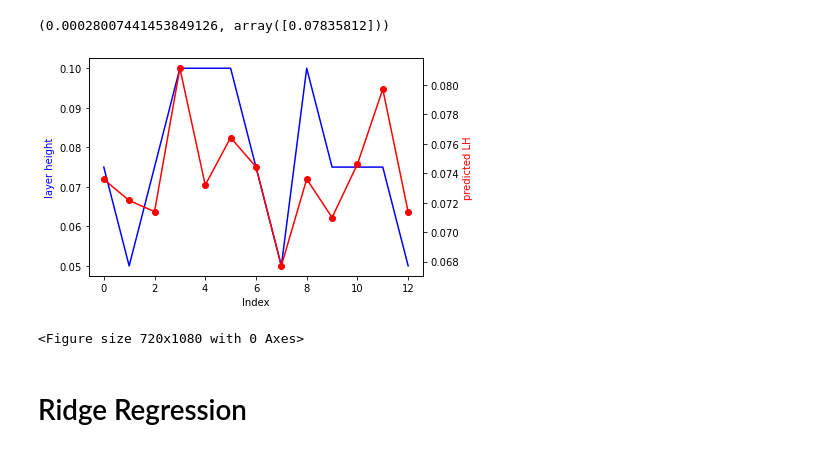
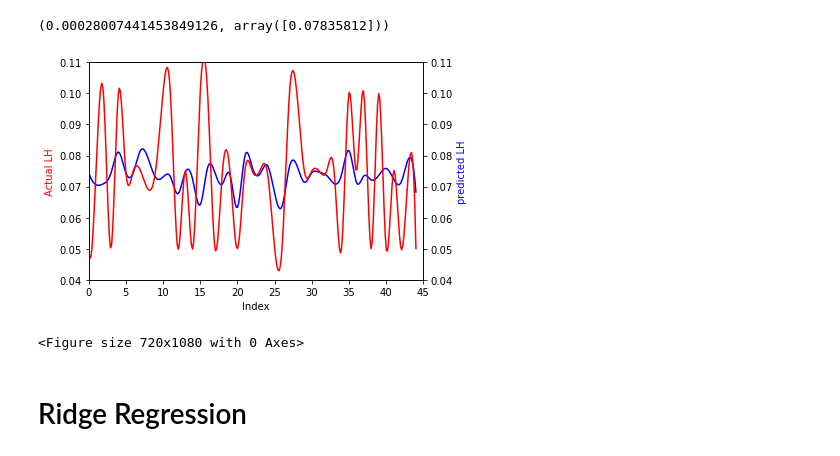
Before and after one commit to shaileshsuthar675/Machine-Learning, a Jupyter notebook: SLA Printer Variation checker/prediction model - 5.ipynb, the cells around one changed output. Cells and saved outputs as stored; diff of their text form; code cells hidden in the pictures.

```diff
--- a/SLA Printer Variation checker/prediction model - 5.ipynb
+++ b/SLA Printer Variation checker/prediction model - 5.ipynb
@@ -133,25 +143,37 @@ test_dataframe['linear regression']=MSE, y_pred[0]
 MSE, y_pred
 # %% [output]
 (0.00028007441453849126, array([0.07835812]))
-# %%
-x_test_=lr_model.predict(x_test)
-y= y_test
-y1= x_test_
-x= np.linspace(0,12,num=13)
-
-fig, ax1 = plt.subplots()
-plt.figure(figsize=(10,15))
-ax2 = ax1.twinx()
-ax1.plot(x, y,'-b')
-ax2.plot(x, y1, 'o-', color="red" )
-
-ax1.set_xlabel('Index')
-ax1.set_ylabel('layer height', color='b')
-ax2.set_ylabel('predicted LH', color='r')
-plt.show();
-# %% [output]
-[figure, removed]
-<Figure size 720x1080 with 0 Axes>
+# %%
+
+import numpy as np
+import matplotlib.pyplot as plt
+from scipy.interpolate import make_interp_spline
+y_pred=lr_model.predict(x)
+y= y_pred
+x= df1.index
+y1= df1.lr_h.values
+xnew = np.linspace(x.min(), x.max(), 300)
+
+gfg1 = make_interp_spline(x, y, k=3)
+gfg2= make_interp_spline(x,y1,k=3)
+y = gfg1(xnew)
+y1= gfg2(xnew)
+
+fig, ax1 = plt.subplots()
+plt.figure(figsize=(10,15))
+ax2 = ax1.twinx()
+ax1.plot(xnew, y,'-b')
+ax2.plot(xnew, y1, color="red" )
+ax1.set_ylim(0.04,0.11)
+ax2.set_ylim(0.04,0.11)
+ax1.set_xlim(0,45)
+ax1.set_xlabel('Index')
+ax1.set_ylabel('Actual LH', color='r')
+ax2.set_ylabel('predicted LH', color='b')
+plt.show();
+# %% [output]
+[figure, added]
+<Figure size 720x1080 with 0 Axes>
 # %% [markdown]
 # Ridge Regression
 # %%
```
Also changed, not shown: parts of 42 cells of this notebook.
